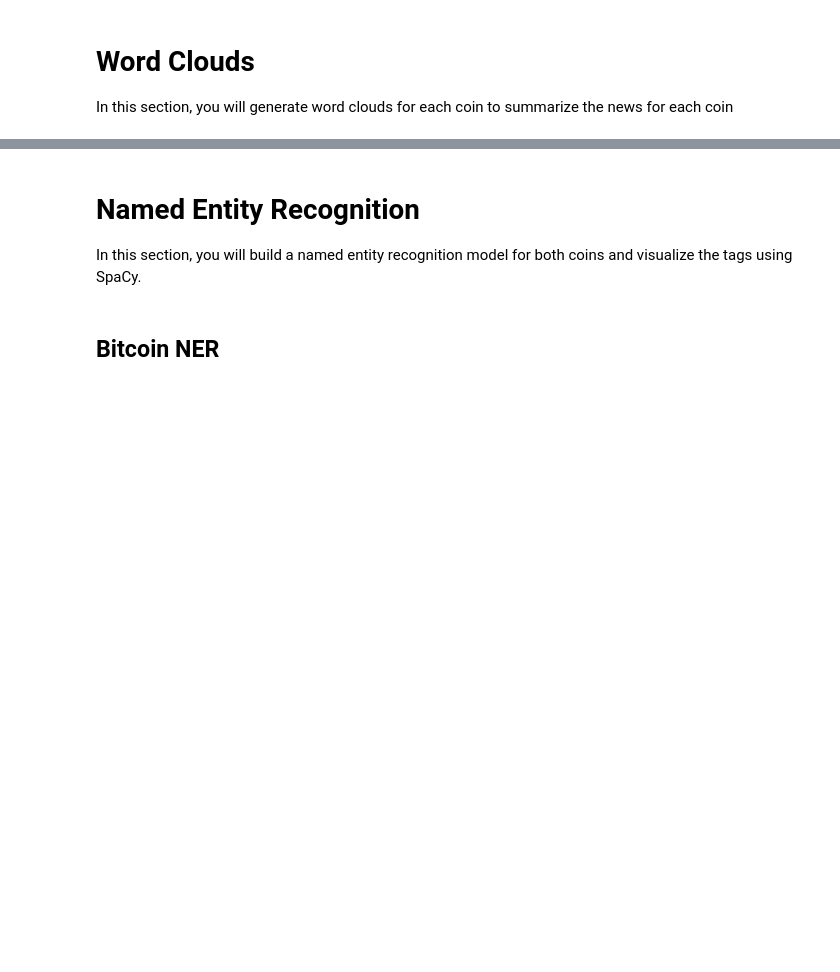
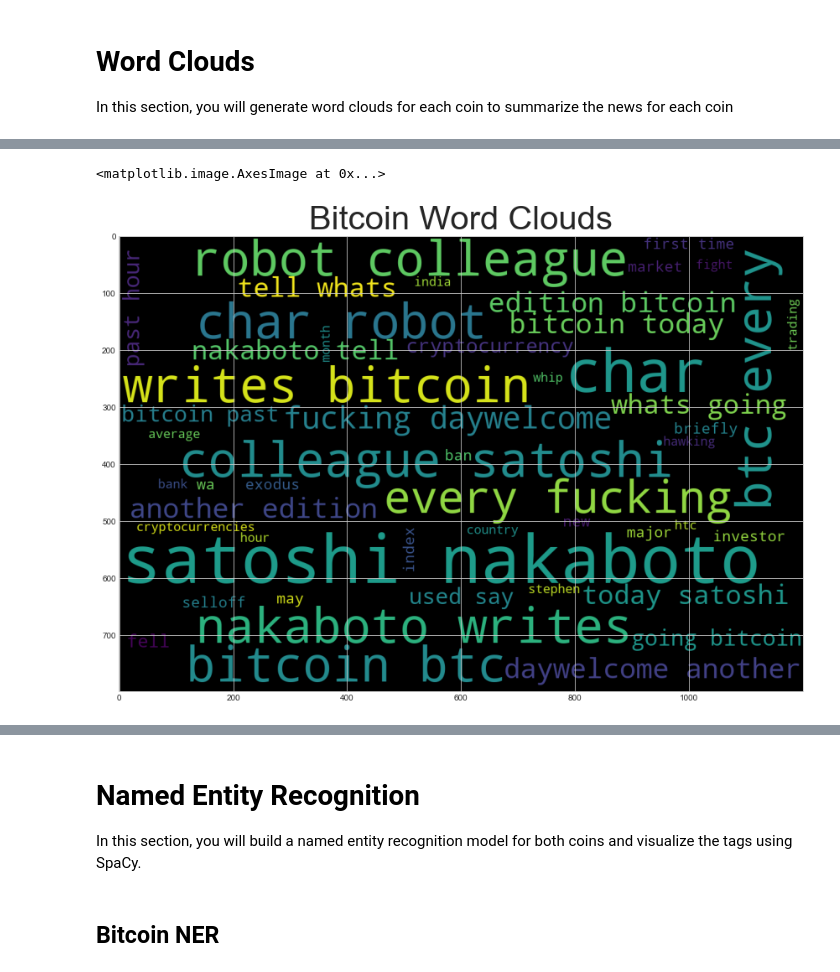
Before and after one commit to kitas91/11-NLP, a Jupyter notebook: crypto_sentiment.ipynb, the cells around one changed output, grey strips where cells are left out. Cells and saved outputs as stored; diff of their text form; code cells hidden in the pictures; blank space fills up the shorter version.

```diff
--- a/crypto_sentiment.ipynb
+++ b/crypto_sentiment.ipynb
@@ -283,0 +224,13 @@ def tokenizer(text):
+# %%
+# Create a new tokens column for bitcoin
+bitcoin_tokens = bitcoin_df.copy()
+tokenized = []
+for i in bitcoin_tokens['text']:
+    tokenized_articles = tokenizer(i)
+    tokenized.append({'tokens':tokenized_articles})
+
+bitcoin_tokens_df= pd.DataFrame(tokenized)
+bitcoin_tokens['Tokens'] = bitcoin_tokens_df
+
+
+bitcoin_tokens.head()
@@ -341,0 +275,8 @@ from nltk import ngrams
+# %%
+# Generate the Bitcoin N-grams where N=2
+bitcoin_words = []
+for text in bitcoin_tokens['Tokens']:
+    for word in text:
+        bitcoin_words.append(word)
+bitcoin_count = Counter(ngrams(bitcoin_words, n=2), ascending=True)
+bitcoin_count.most_common(20)
@@ -390,0 +376,18 @@ mpl.rcParams['figure.figsize'] = [20.0, 10.0]
+# %%
+def process_text(corpus):
+    # Combine all articles in corpus into one large string
+    big_string = ' '.join(corpus)
+    return big_string
+bitcoin_word_cloud = process_text(bitcoin_words)
+ethereum_word_cloud = process_text(ether_words)
+# %%
+# Generate the Bitcoin word cloud
+
+wc = WordCloud(colormap="RdYlBu").generate(bitcoin_word_cloud)
+plt.imshow(wc)
+wc = WordCloud(width=1200, height=800, max_words = 50).generate(bitcoin_word_cloud)
+plt.title("Bitcoin Word Clouds", fontsize=40)
+plt.imshow(wc)
+# %% [output]
+<matplotlib.image.AxesImage at 0x...>
+[figure, added]
```
Also changed, not shown: parts of 37 cells of this notebook.
